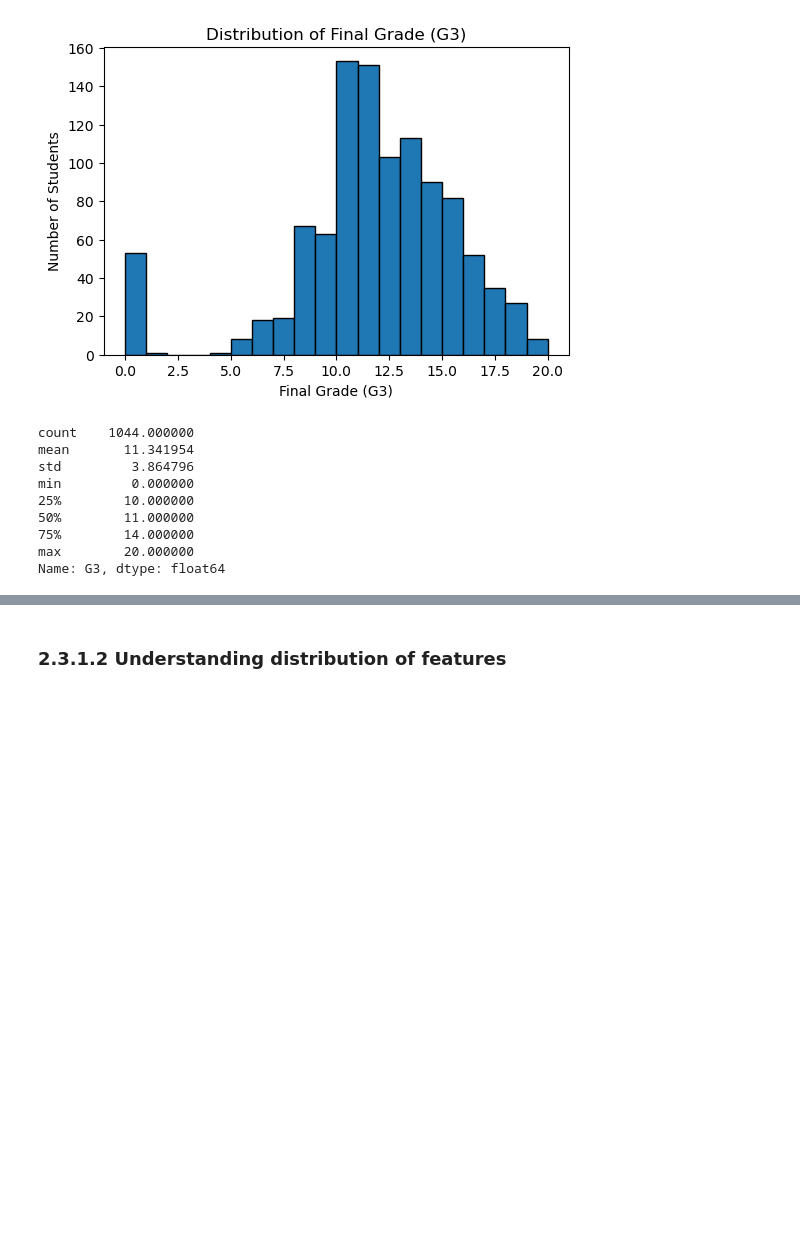
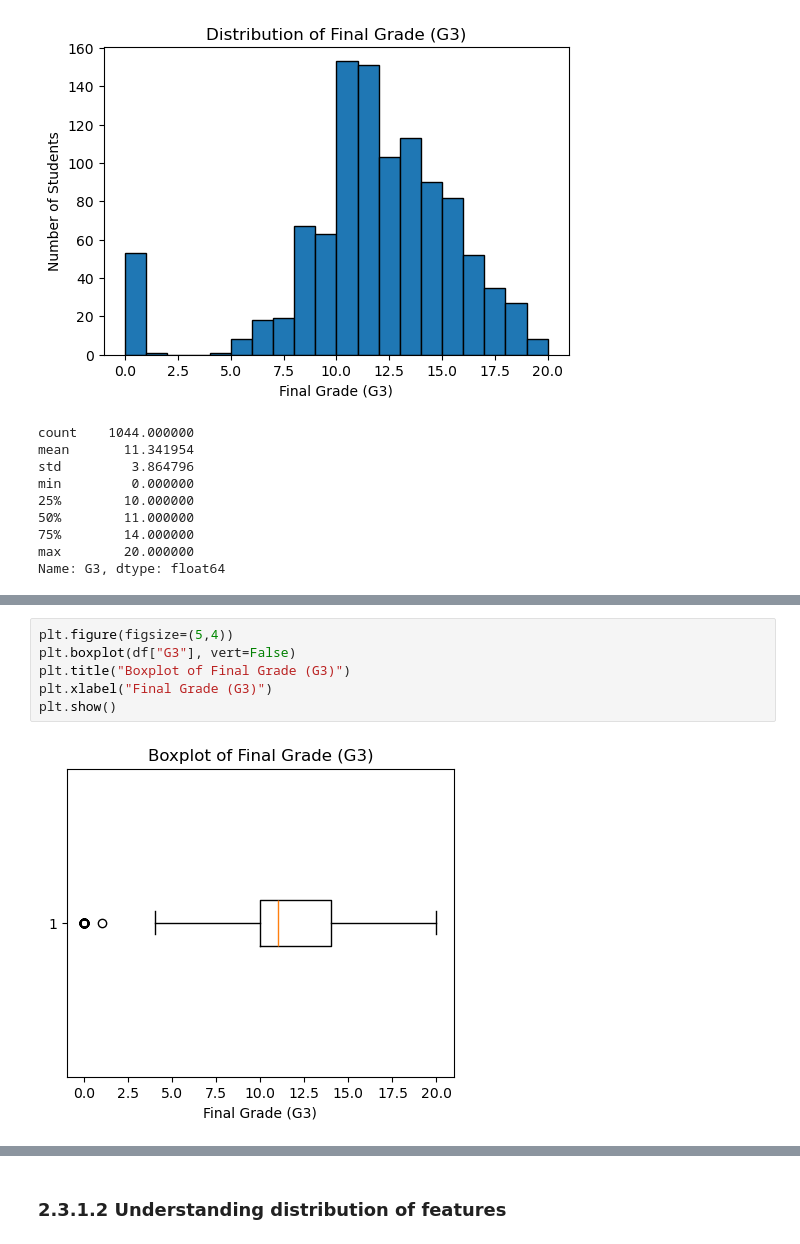
Before and after one commit to yuzhnne/Academic-Risk-Detection-System, a Jupyter notebook: student/MLDP Program Codes Submission Template.ipynb, the cells around one changed output, grey strips where cells are left out. Saved outputs shown, nothing was run; the diff lists cells and outputs as text; blank space fills up the shorter version.

```diff
--- a/student/MLDP Program Codes Submission Template.ipynb
+++ b/student/MLDP Program Codes Submission Template.ipynb
@@ -271,0 +621,8 @@ Name: G3, dtype: float64
+# %%
+plt.figure(figsize=(5,4))
+plt.boxplot(df["G3"], vert=False)
+plt.title("Boxplot of Final Grade (G3)")
+plt.xlabel("Final Grade (G3)")
+plt.show()
+# %% [output]
+[figure, added]
```
Also changed, not shown: parts of 58 cells of this notebook, 1 other file.
